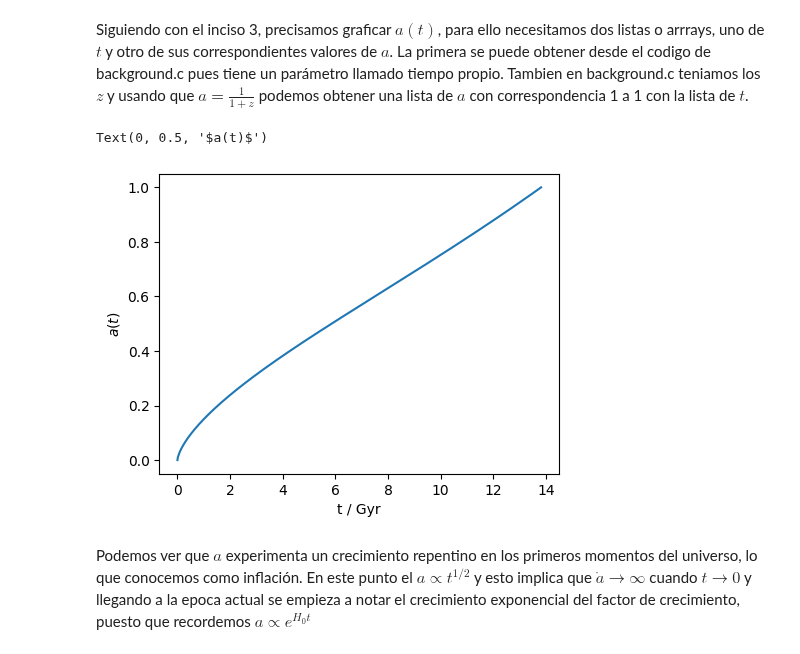
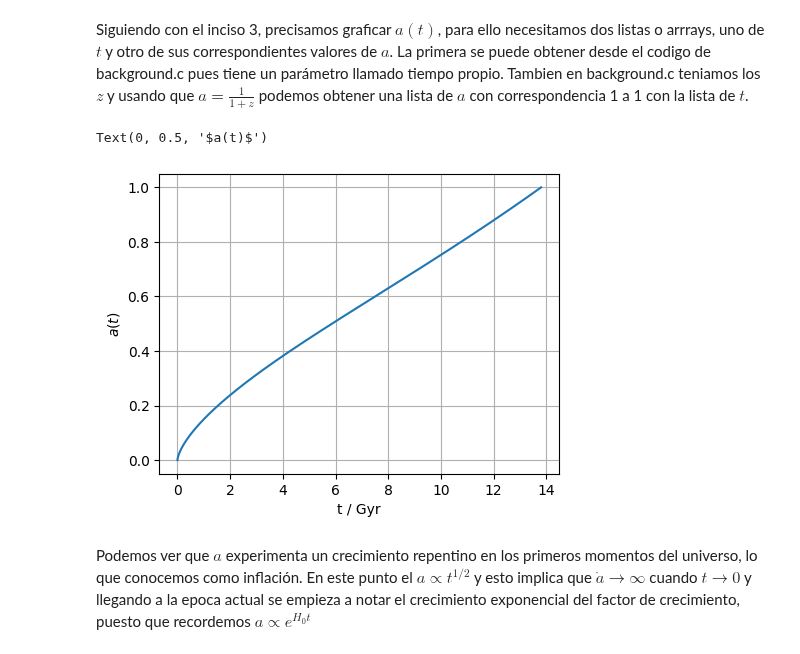
Before and after one commit to jiiribarren00/CdPTrabajoFinal, a Jupyter notebook: TrabajoFinal_Iribarren.ipynb, the cells around one changed output. Saved outputs shown, nothing was run; the diff lists cells and outputs as text; code cells hidden in the pictures.

```diff
--- a/TrabajoFinal_Iribarren.ipynb
+++ b/TrabajoFinal_Iribarren.ipynb
@@ -66,9 +75,13 @@ Prepararemos ahora una función que a partir de un set de parámetros permite ex
-# %%
-def GetBackground(parameters):
-    cosmo = Class()
-    cosmo.empty()
-    cosmo.set(parameters)
-    cosmo.compute()
-
-    return cosmo.get_background(), parameters
+# %%
+def GetBackground(parameters):
+    AuxDic = parameters.copy()
+    AuxDic.pop("H0",0)
+    AuxDic.pop("ombh2",0)
+    AuxDic.pop("omch2",0)
+    M = Class()
+    M.empty()
+    M.set(AuxDic)
+    M.compute()
+
+    return M.get_background()
 # %% [markdown]
@@ -76,6 +89,4 @@ Ahora calcularé el Background de cada uno de los 5 diccionarios de input creado
 # %%
-BG_Planck, Pm_Planck = GetBackground(PlanckParams)
-BG_ModOc = [GetBackground(x)[0] for x in ModOc]
-Pm_ModOc = [GetBackground(x)[1]["Omega_b"] for x in ModOc]
-BG_ModOb = [GetBackground(x)[0] for x in ModOb]
-Pm_ModOb = [GetBackground(x)[1]["Omega_cdm"] for x in ModOc]
+BG_Planck = GetBackground(planck_18)
+BG_ModOc = [GetBackground(x) for x in PlanckWithModOc]
+BG_ModOb = [GetBackground(x) for x in PlanckWithModOb]
@@ -283,17 +273,18 @@ Siguiendo con el inciso 3, precisamos graficar $a(t)$, para ello necesitamos dos
 # %%
 fig = plt.figure(1, figsize=(4, 3))
 ax1 = fig.add_axes([0, 0, 1, 1])
+ax1.grid()
 
 a = 1/(1+(BG_Planck["z"]))
 
 ax1.plot(BG_Planck["proper time [Gyr]"], a)
 
 ax1.set_xlabel("t / Gyr")
 
 ax1.set_ylabel(r"$a(t)$")
 # %% [output]
 Text(0, 0.5, '$a(t)$')
-[figure, old version]
+[figure, new version]
 # %% [markdown]
 Podemos ver que $a$ experimenta un crecimiento repentino en los primeros momentos del universo, lo que conocemos como inflación. En este punto el $a\propto t^{1/2}$ y esto implica que $\dot{a} \to \infty$ cuando $t\to 0$ y llegando a la epoca actual se empieza a notar el crecimiento exponencial del factor de crecimiento, puesto que recordemos $a \propto e^{H_0t}$
 # %% [markdown]
```
Also changed, not shown: parts of 69 cells of this notebook.
